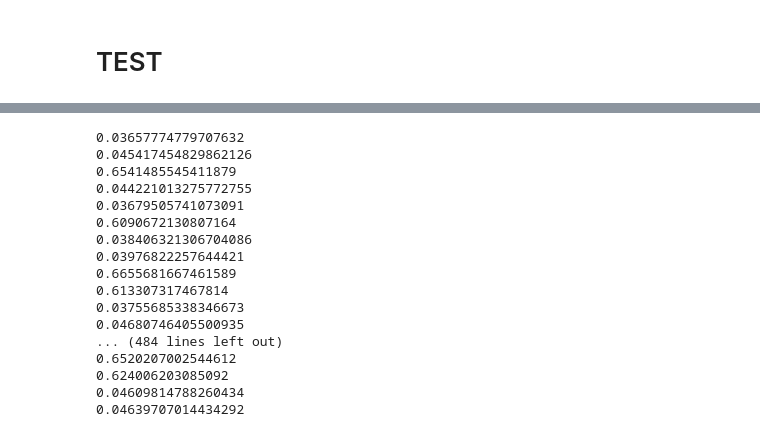
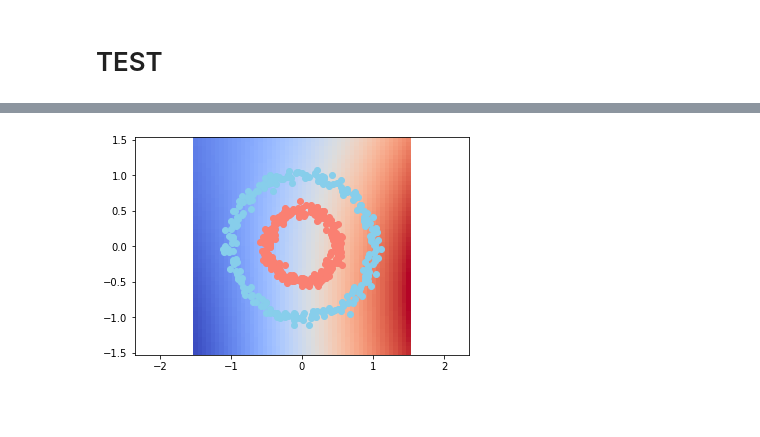
Before and after one commit to estevE11/neural, a Jupyter notebook: networlk.ipynb, the cells around one changed output, grey strips where cells are left out. Drawn from its saved outputs; the diff is of its cells as text; code cells hidden in the pictures; blank space fills up the shorter version.

Commit message:
visual representation

```diff
--- a/networlk.ipynb
+++ b/networlk.ipynb
@@ -27,7 +27,7 @@ class NeuralNetwork():
             input = input @ w + self.bias[i]
             for i in range(len(input[0])):
                 input[0][i] = sig(input[0][i])
-        return input
+        return input[0]
 
     def train(self, X, Y, lr=0.005):
         loss_f = (lambda Yp, Yr: np.mean((Yr - Yp) ** 2),
@@ -36,7 +36,6 @@ class NeuralNetwork():
         for i in range(len(X)):
             out = nn.forward(X[i])
             loss = loss_f[0](out, Y[i])
-            print(loss)
 # %%
 nn = NeuralNetwork([2, 4, 8, 1])
 nn.generate_random_weights()
@@ -65,22 +66,26 @@ plt.show()
-# %%
-nn = NeuralNetwork([2, 4, 8, 1])
-nn.generate_random_weights()
-nn.train(X, Y)
-# %% [output]
-0.03657774779707632
-0.045417454829862126
-0.6541485545411879
-0.044221013275772755
-0.03679505741073091
-0.6090672130807164
-0.038406321306704086
-0.03976822257644421
-0.6655681667461589
-0.613307317467814
-0.03755685338346673
-0.04680746405500935
-... (484 lines left out)
-0.6520207002544612
-0.624006203085092
-0.04609814788260434
-0.04639707014434292
+# %%
+nn = NeuralNetwork([2, 4, 8, 1])
+nn.generate_random_weights()
+
+for i in range(1):
+    res = 50
+
+    _x0 = np.linspace(-1.5, 1.5, res)
+    _x1 = np.linspace(-1.5, 1.5, res)
+    _Y = np.zeros((res, res))
+
+    for i0, x0 in enumerate(_x0):
+        for i1, x1 in enumerate(_x1):
+            _Y[i0, i1] = nn.forward([x0, x1])[0]
+
+    plt.pcolormesh(_x0, _x1, _Y, cmap="coolwarm")
+    plt.axis("equal")
+
+    plt.scatter(X[Y == 0, 0], X[Y == 0, 1], c="skyblue")
+    plt.scatter(X[Y == 1, 0], X[Y == 1, 1], c="salmon")
+
+    clear_output(wait=True)
+    plt.show()
+    time.sleep(0.5)
+# %% [output]
+[figure, added]
```
Also changed, not shown: parts of 3 cells of this notebook.
